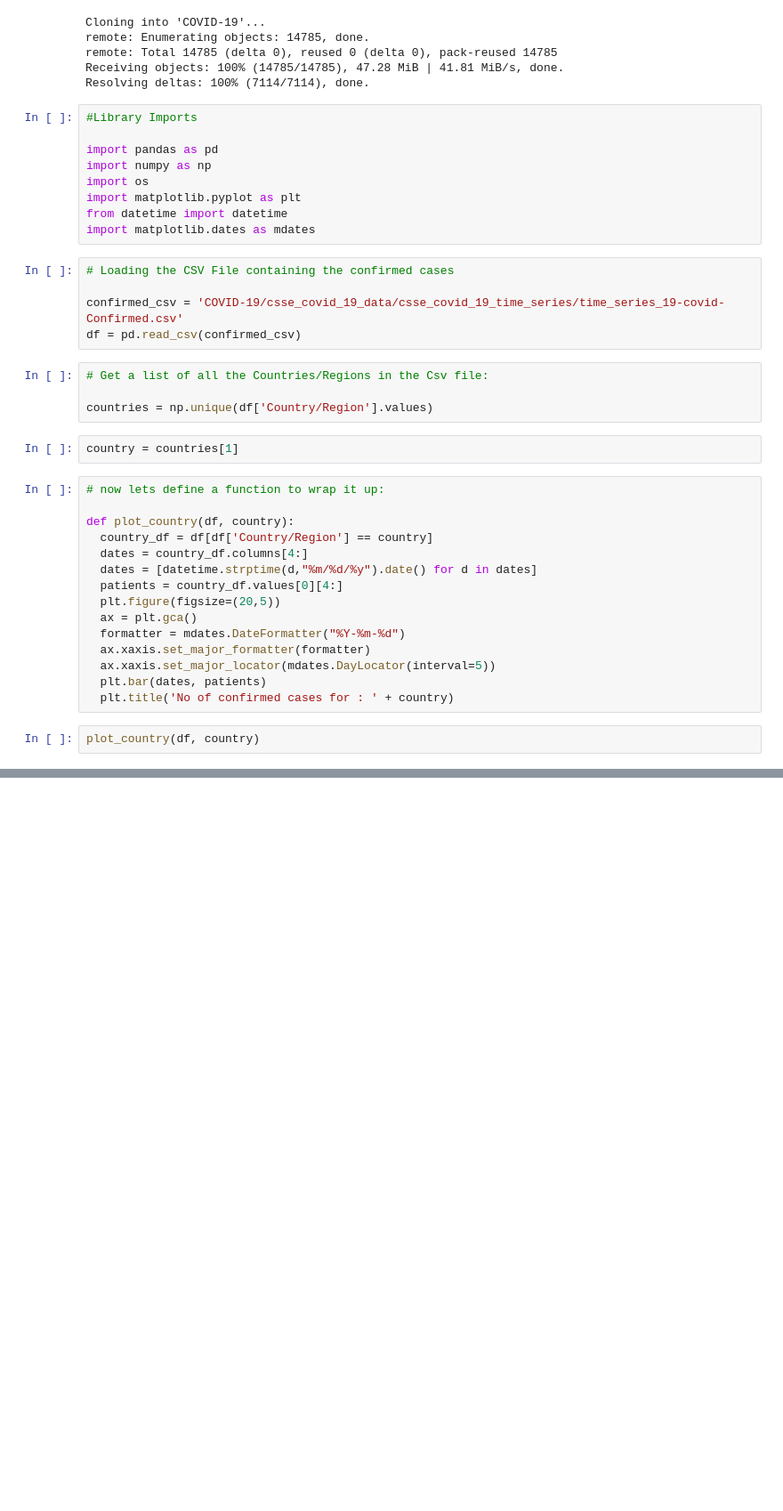
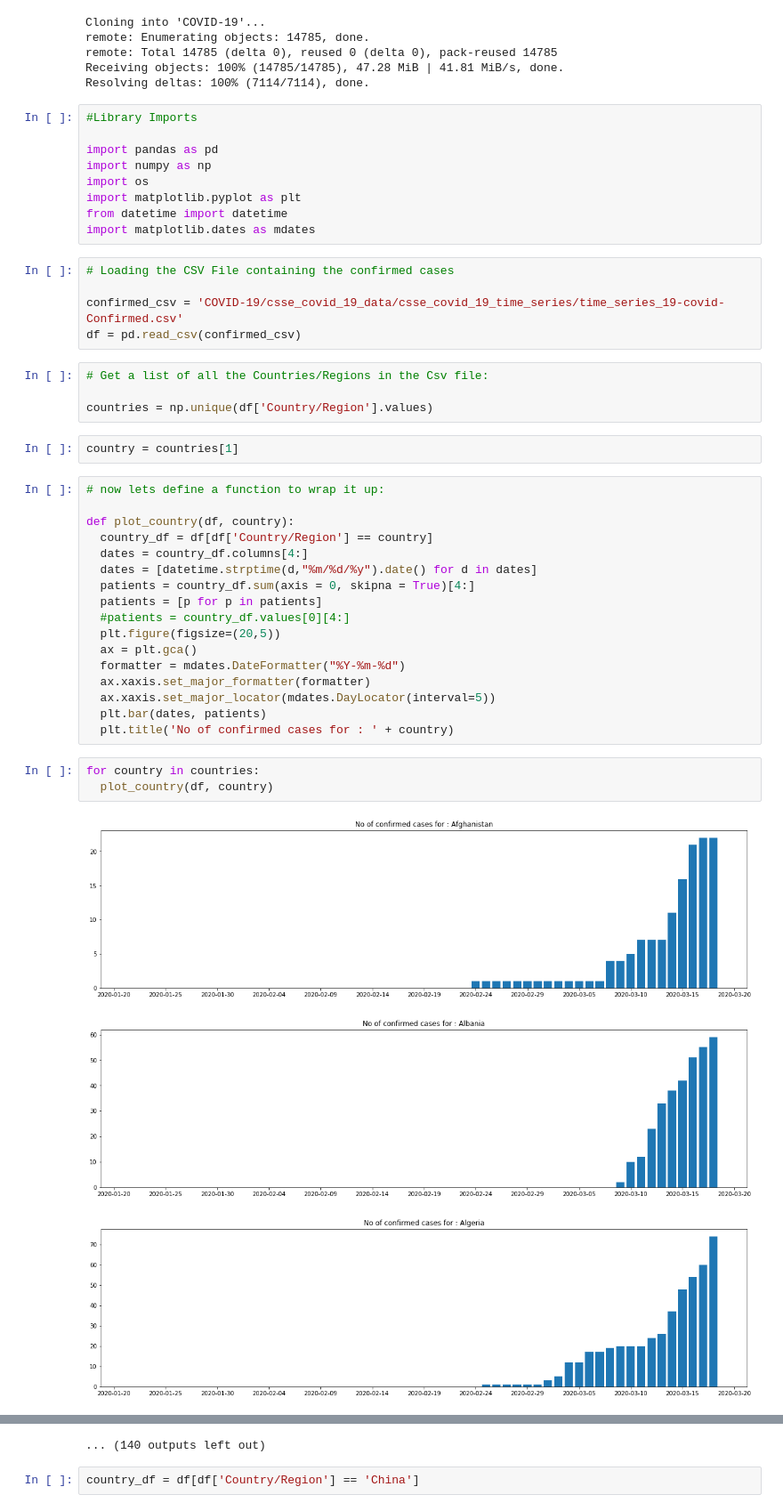
Before and after one commit to suhailnajeeb/covid-viz, a Jupyter notebook: covid19_initial.ipynb, the cells around one changed output, grey strips where cells are left out. Shown at 89% size. Drawn from its saved outputs; the diff is of its cells as text; blank space fills up the shorter version.

Commit message:
Plot all country cases

```diff
--- a/covid19_initial.ipynb
+++ b/covid19_initial.ipynb
@@ -36,7 +36,9 @@ def plot_country(df, country):
   country_df = df[df['Country/Region'] == country]
   dates = country_df.columns[4:]
   dates = [datetime.strptime(d,"%m/%d/%y").date() for d in dates]
-  patients = country_df.values[0][4:]
+  patients = country_df.sum(axis = 0, skipna = True)[4:]
+  patients = [p for p in patients]
+  #patients = country_df.values[0][4:]
   plt.figure(figsize=(20,5))
   ax = plt.gca()
   formatter = mdates.DateFormatter("%Y-%m-%d")
@@ -44,5 +46,10 @@ def plot_country(df, country):
   ax.xaxis.set_major_locator(mdates.DayLocator(interval=5))
   plt.bar(dates, patients)
   plt.title('No of confirmed cases for : ' + country)
-# %%
-plot_country(df, country)
+# %%
+for country in countries:
+  plot_country(df, country)
+# %% [output]
+[figure, added]
+[figure, added]
+[figure, added]
@@ -48,0 +65,3 @@ plot_country(df, country)
+... (140 outputs left out)
+# %%
+country_df = df[df['Country/Region'] == 'China']
```
Also changed, not shown: parts of 2 cells of this notebook.
